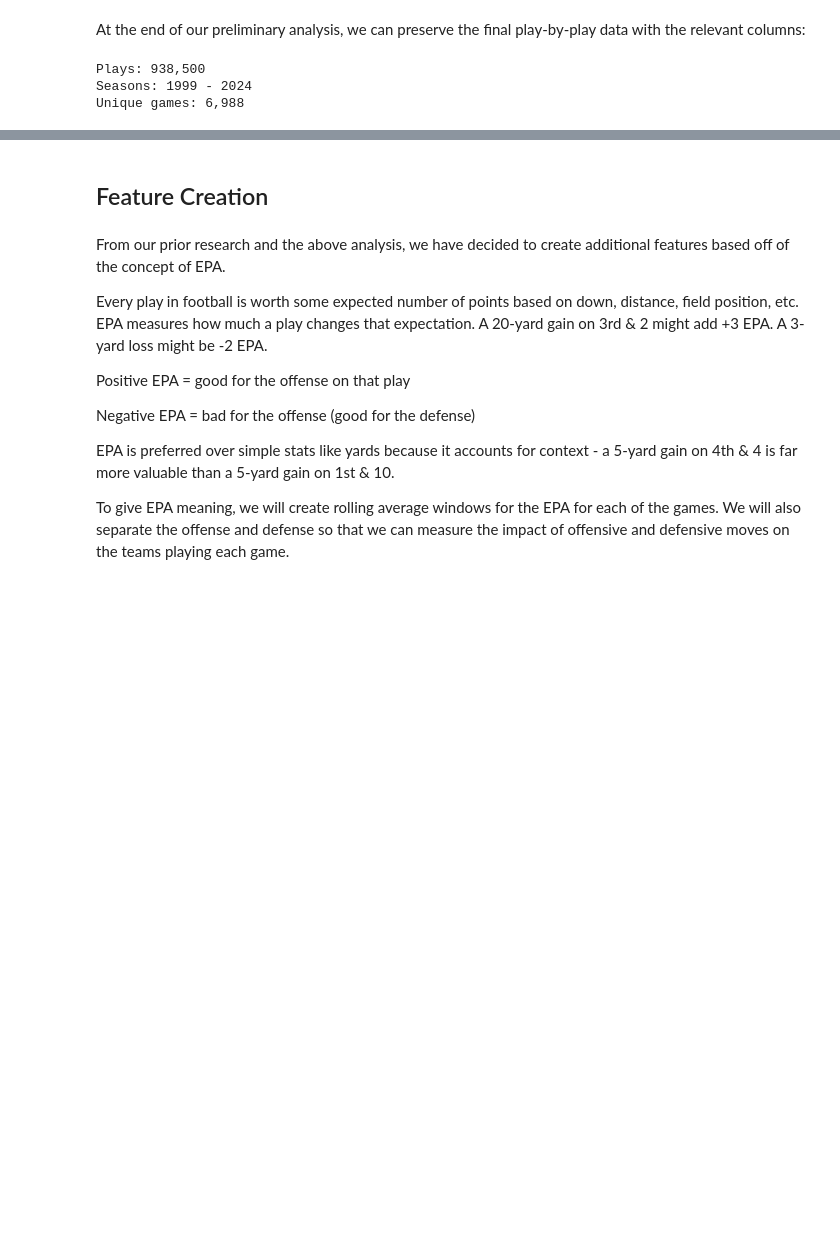
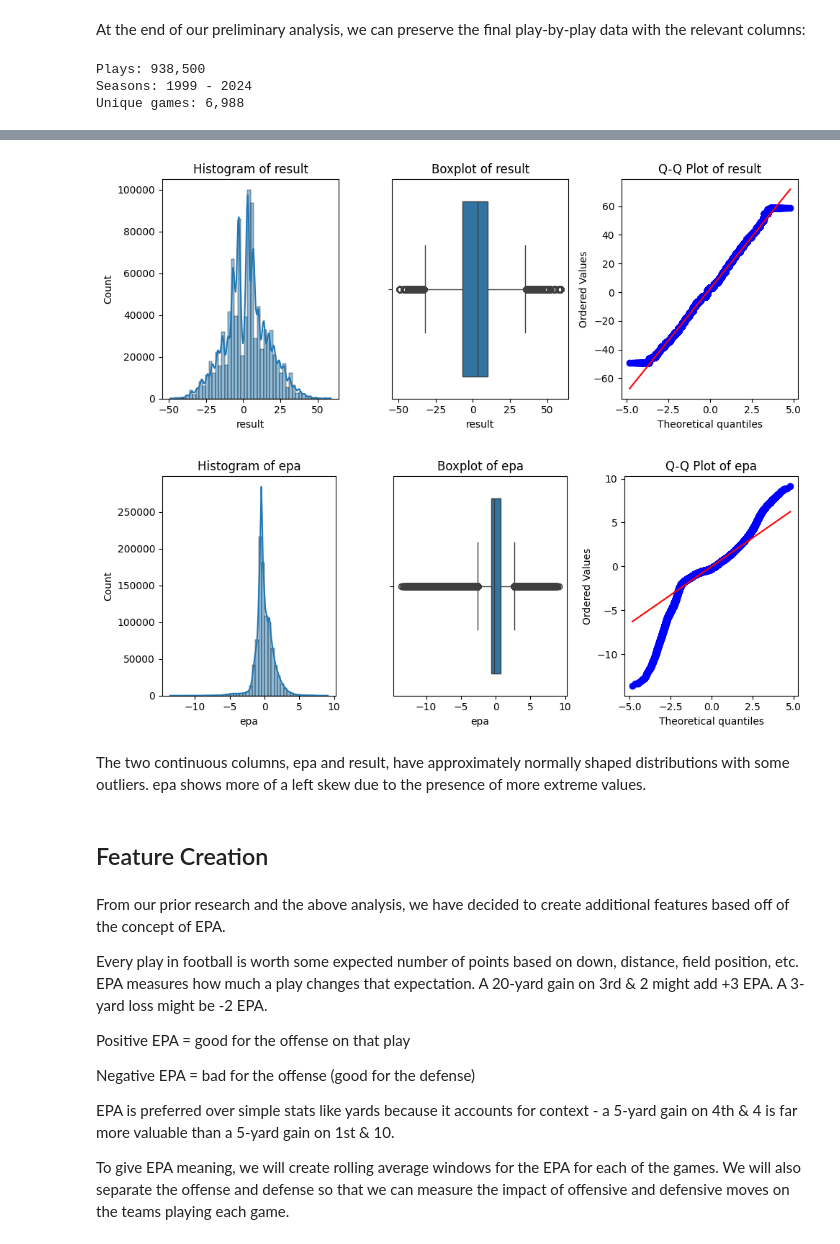
Before and after one commit to nikitajainNU/MSDS422_FinalProject, a Jupyter notebook: notebooks/NFL_EDA_Redone.ipynb, the cells around one changed output, grey strips where cells are left out. Drawn from its saved outputs; the diff is of its cells as text; code cells hidden in the pictures; blank space fills up the shorter version.

```diff
--- a/notebooks/NFL_EDA_Redone.ipynb
+++ b/notebooks/NFL_EDA_Redone.ipynb
@@ -360,3 +426,23 @@ Unique games: 6,988
+# %%
+quant_cols = ['result','epa']
+for col in quant_cols:
+    fig, axes = plt.subplots(1, 3, figsize=(10, 4))
+    sns.histplot(visual_df[col], bins=50, kde=True, ax=axes[0])
+    axes[0].set_title(f'Histogram of {col}')
+
+    sns.boxplot(x=visual_df[col], ax=axes[1])
+    axes[1].set_title(f'Boxplot of {col}')
+
+    stats.probplot(visual_df[col].dropna(), dist="norm", plot=axes[2])
+    axes[2].set_title(f'Q-Q Plot of {col}')
+
+    plt.tight_layout()
+    plt.show()
+# %% [output]
+[figure, added]
+[figure, added]
+# %% [markdown]
+The two continuous columns, epa and result, have approximately normally shaped distributions with some outliers. epa shows more of a left skew due to the presence of more extreme values.
 # %% [markdown]
 ## Feature Creation
 # %% [markdown]
```
Also changed, not shown: parts of 10 cells of this notebook, 1 other file.
